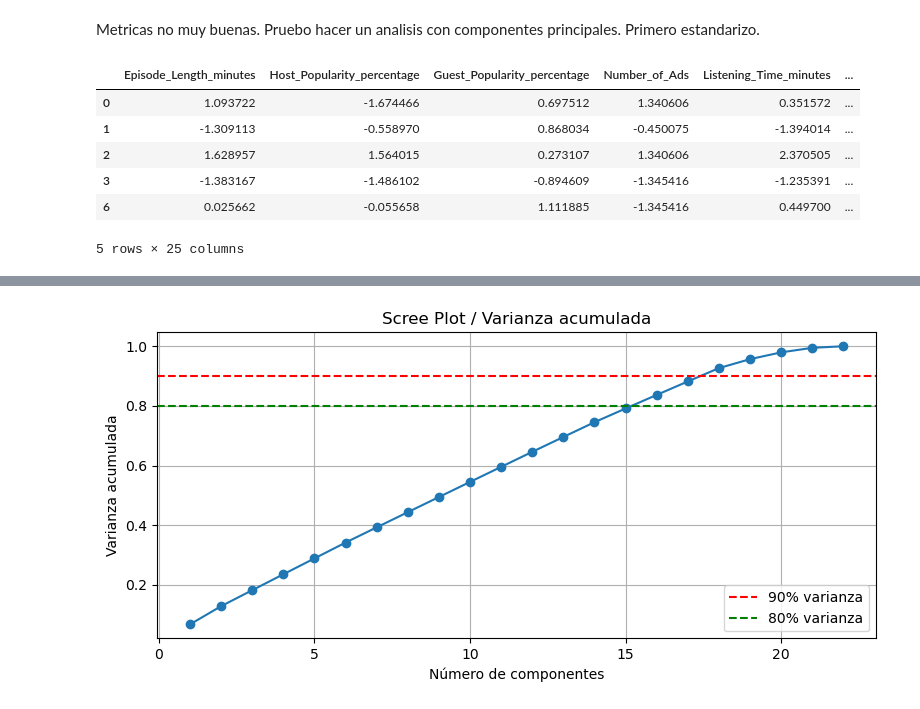
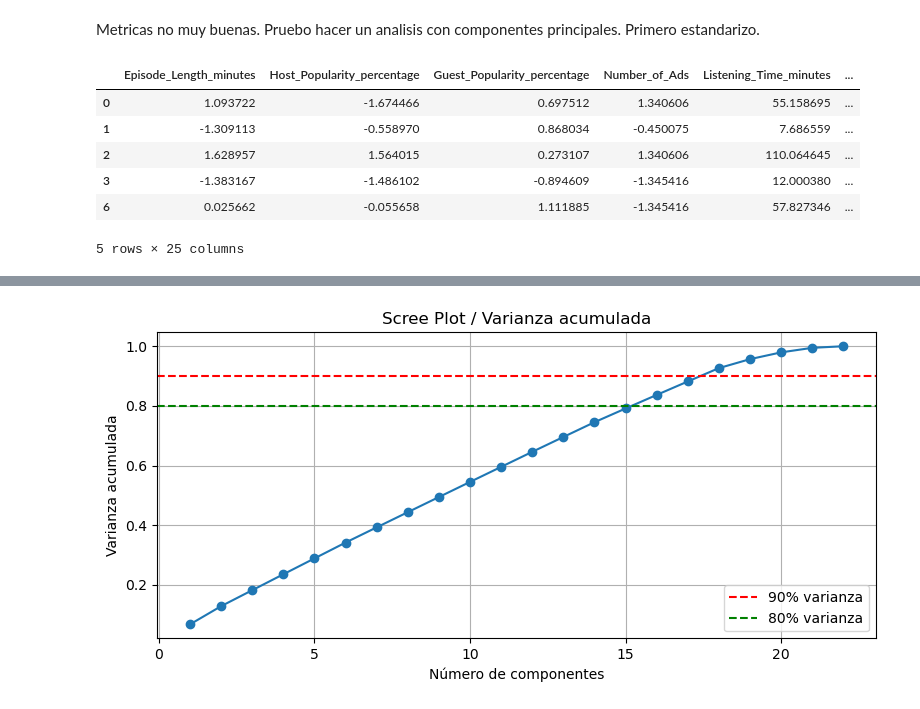
Before and after one commit to Javier-Etcheto/AprMaqI, a Jupyter notebook: TP.ipynb, the cells around one changed output, grey strips where cells are left out. Saved outputs shown, nothing was run; the diff lists cells and outputs as text; code cells hidden in the pictures.

```diff
--- a/TP.ipynb
+++ b/TP.ipynb
@@ -122,26 +95,32 @@ y = df['Listening_Time_minutes']
 # %% [markdown]
 Metricas no muy buenas. Pruebo hacer un analisis con componentes principales. Primero estandarizo.
 # %%
+# Eliminar filas con valores nulos
+df.dropna(subset=['Episode_Length_minutes', 'Guest_Popularity_percentage', 'Listening_Time_minutes'], inplace=True)
+
+# Dividir datos en features (X) y target (y)
+X = df.drop(columns=['Listening_Time_minutes'])
+y = df['Listening_Time_minutes']
+
 # Seleccionar las columnas numéricas para estandarizar
 columns_to_standardize = ['Episode_Length_minutes',
                           'Host_Popularity_percentage',
                           'Guest_Popularity_percentage',
-                          'Number_of_Ads',
-                          'Listening_Time_minutes']
+                          'Number_of_Ads']
 
 # Crear un objeto StandardScaler
 scaler = StandardScaler()
 
 # Aplicar la estandarización solo a las columnas numéricas
 df[columns_to_standardize] = scaler.fit_transform(df[columns_to_standardize])
 
 # Verificar los resultados
 df.head()
 # %% [output]
 |  | Episode_Length_minutes | Host_Popularity_percentage | Guest_Popularity_percentage | Number_of_Ads | Listening_Time_minutes | ... |
-| 0 | 1.093722 | -1.674466 | 0.697512 | 1.340606 | 0.351572 | ... |
-| 1 | -1.309113 | -0.558970 | 0.868034 | -0.450075 | -1.394014 | ... |
-| 2 | 1.628957 | 1.564015 | 0.273107 | 1.340606 | 2.370505 | ... |
-| 3 | -1.383167 | -1.486102 | -0.894609 | -1.345416 | -1.235391 | ... |
-| 6 | 0.025662 | -0.055658 | 1.111885 | -1.345416 | 0.449700 | ... |
+| 0 | 1.093722 | -1.674466 | 0.697512 | 1.340606 | 55.158695 | ... |
+| 1 | -1.309113 | -0.558970 | 0.868034 | -0.450075 | 7.686559 | ... |
+| 2 | 1.628957 | 1.564015 | 0.273107 | 1.340606 | 110.064645 | ... |
+| 3 | -1.383167 | -1.486102 | -0.894609 | -1.345416 | 12.000380 | ... |
+| 6 | 0.025662 | -0.055658 | 1.111885 | -1.345416 | 57.827346 | ... |
 5 rows × 25 columns
```
Also changed, not shown: parts of 7 cells of this notebook.
